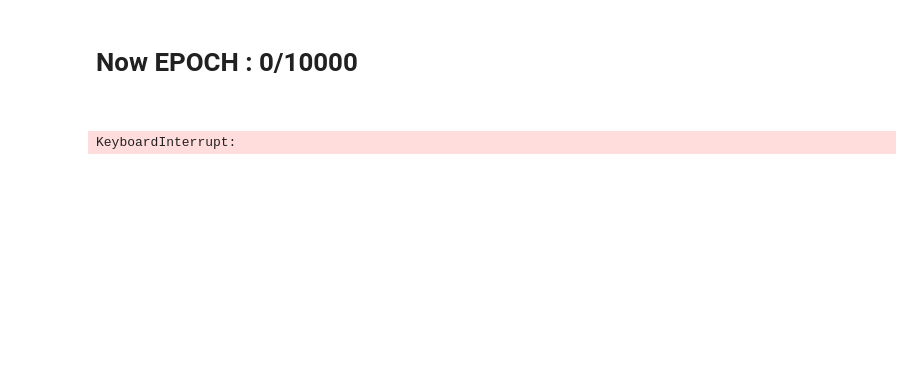
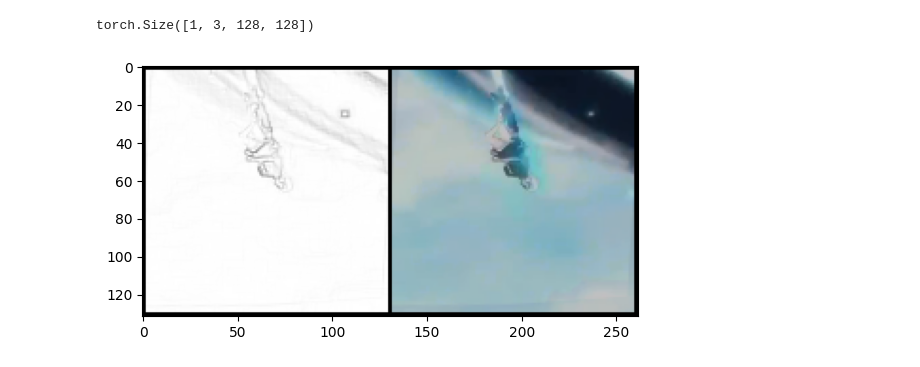
Before and after one commit to estelf/Fully-automatic-coloring, a Jupyter notebook: notebook.ipynb, the cells around one changed output. Drawn from its saved outputs; the diff is of its cells as text; code cells hidden in the pictures; blank space fills up the shorter version.

```diff
--- a/notebook.ipynb
+++ b/notebook.ipynb
@@ -324,5 +229,13 @@ def fit(model,device,criterion,optimizer,scheduler,EPOCHS,writer):
-# %%
-fit(model,device,criterion,optimizer,scheduler,EPOCHS,writer)
-# %% [output]
-Now EPOCH : 0/10000
-KeyboardInterrupt:
+# %%
+params = paramsSetting()
+
+if 1:
+    for i in params["test_loader"]:
+        a, b = i
+        break
+    params["writer"].add_graph(params["model"], a)
+    print(a.size())
+    MyUtil.show_tensor(torchvision.utils.make_grid(torch.cat([a, b])))
+# %% [output]
+torch.Size([1, 3, 128, 128])
+[figure, added]
```
Also changed, not shown: parts of 10 cells of this notebook, 1 other file.
